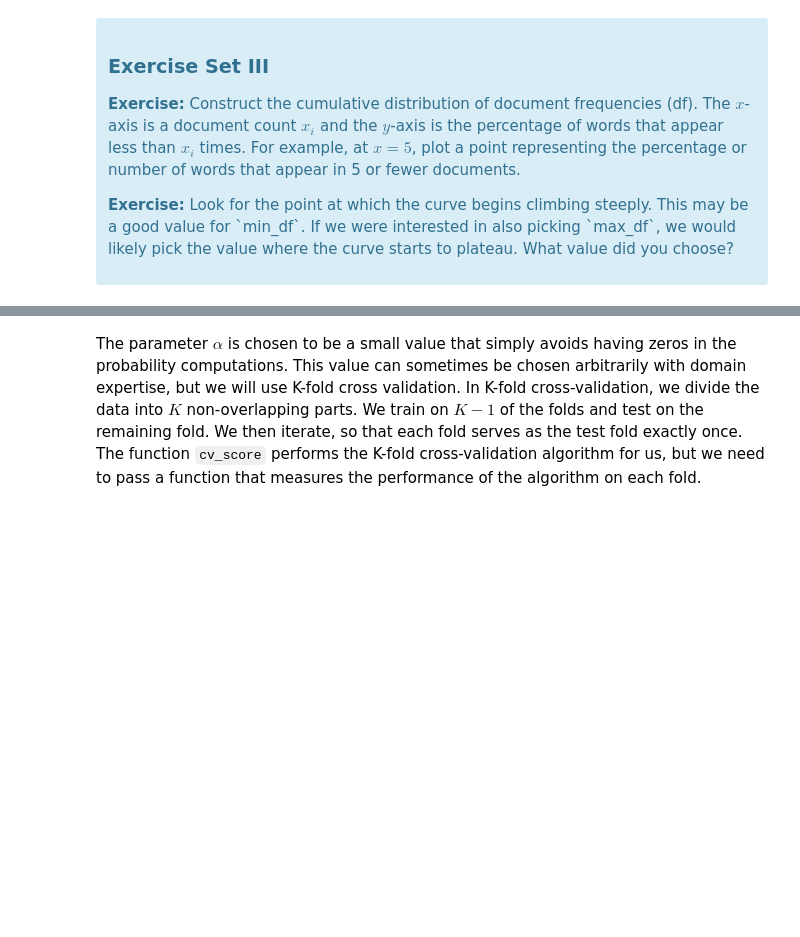
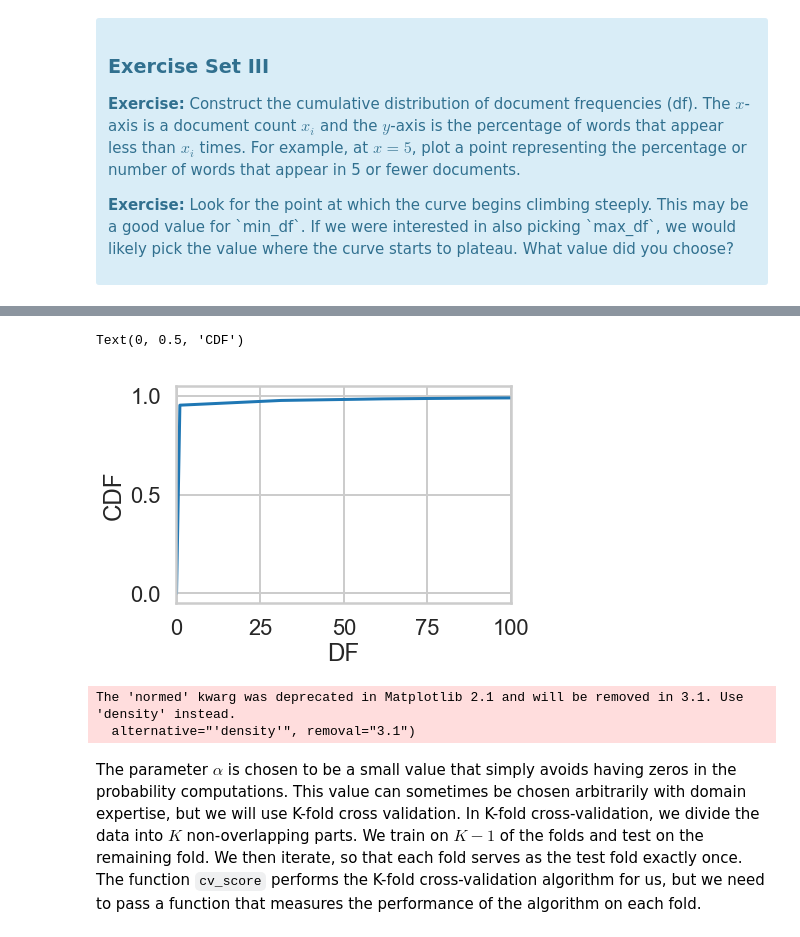
Before and after one commit to cohenb51/S, a Jupyter notebook: Mini_Projects/MachineLearning/naive_bayes/Mini_Project_Naive_Bayes.ipynb, the cells around one changed output, grey strips where cells are left out. Cells and saved outputs as stored; diff of their text form; code cells hidden in the pictures; blank space fills up the shorter version.

```diff
--- a/Mini_Projects/MachineLearning/naive_bayes/Mini_Project_Naive_Bayes.ipynb
+++ b/Mini_Projects/MachineLearning/naive_bayes/Mini_Project_Naive_Bayes.ipynb
@@ -307,3 +309,27 @@ plt.plot(X_sorted,y)
+# %%
+df = list(sorted((X > 0).sum(axis=0).reshape(-1).tolist()[0]))
+rows, features = X.shape
+height, axis = np.histogram(df, bins=len(np.unique(df)))
+cumhist = np.cumsum(height * 1, axis=0) / features
+axis = np.insert(axis, 0, 0)
+cumhist = np.insert(cumhist, 0, 0)
+plt.plot(axis[:-1], cumhist)
+plt.xlim(-.1, 100)
+plt.xlabel("DF")
+plt.ylabel("CDF")
+# %% [output]
+Text(0, 0.5, 'CDF')
+[figure, added]
+# %%
+w = pd.Series(list((X > 0).sum(0).tolist()[0]))
+y = np.arange(w.sum())
+plt.hist(w,y,normed=1, cumulative=True, linewidth=3)
+plt.xlim(-1,100)
+plt.xlabel('document count')
+plt.ylabel ('percentage of words')
+# %% [output]
+The 'normed' kwarg was deprecated in Matplotlib 2.1 and will be removed in 3.1. Use 'density' instead.
+  alternative="'density'", removal="3.1")
 # %% [markdown]
 The parameter $\alpha$ is chosen to be a small value that simply avoids having zeros in the probability computations. This value can sometimes be chosen arbitrarily with domain expertise, but we will use K-fold cross validation. In K-fold cross-validation, we divide the data into $K$ non-overlapping parts. We train on $K-1$ of the folds and test on the remaining fold. We then iterate, so that each fold serves as the test fold exactly once. The function `cv_score` performs the K-fold cross-validation algorithm for us, but we need to pass a function that measures the performance of the algorithm on each fold.
 # %%
```
Also changed, not shown: parts of 14 cells of this notebook.
